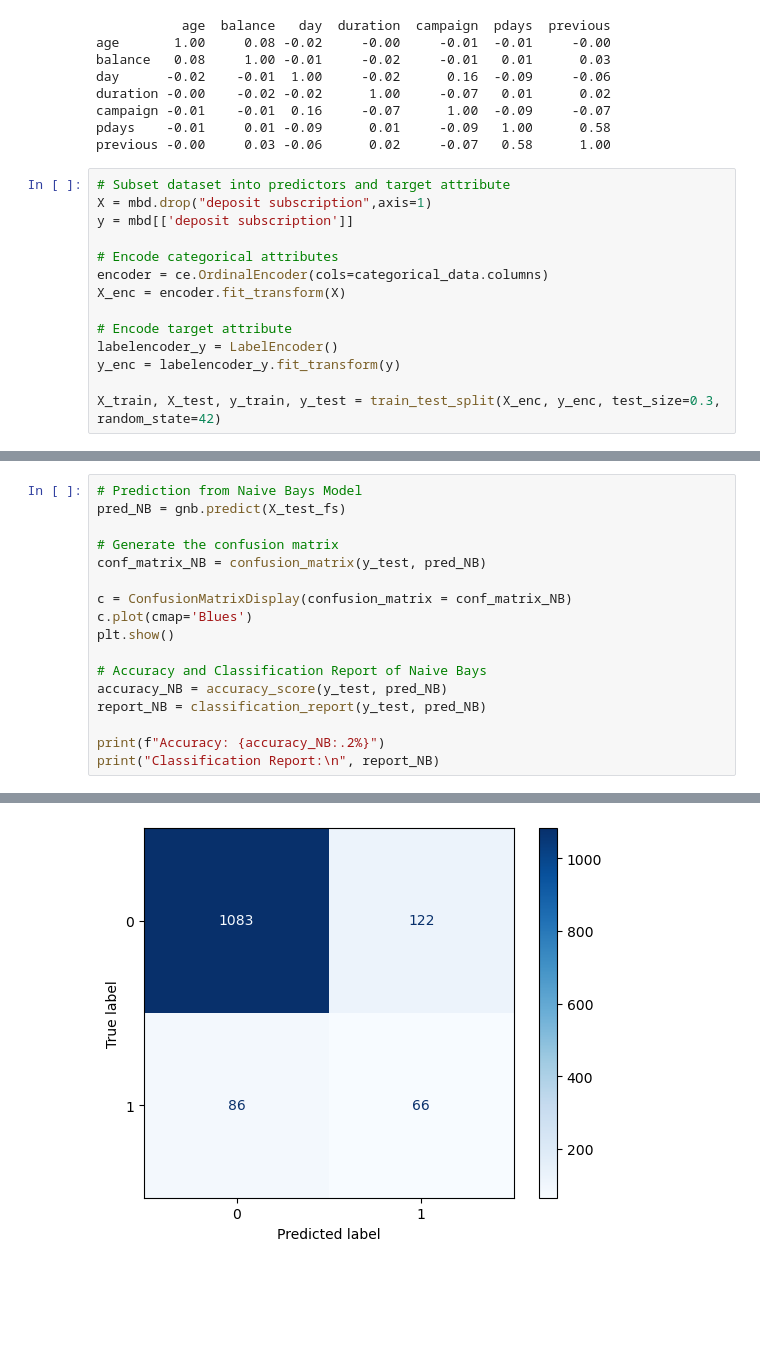
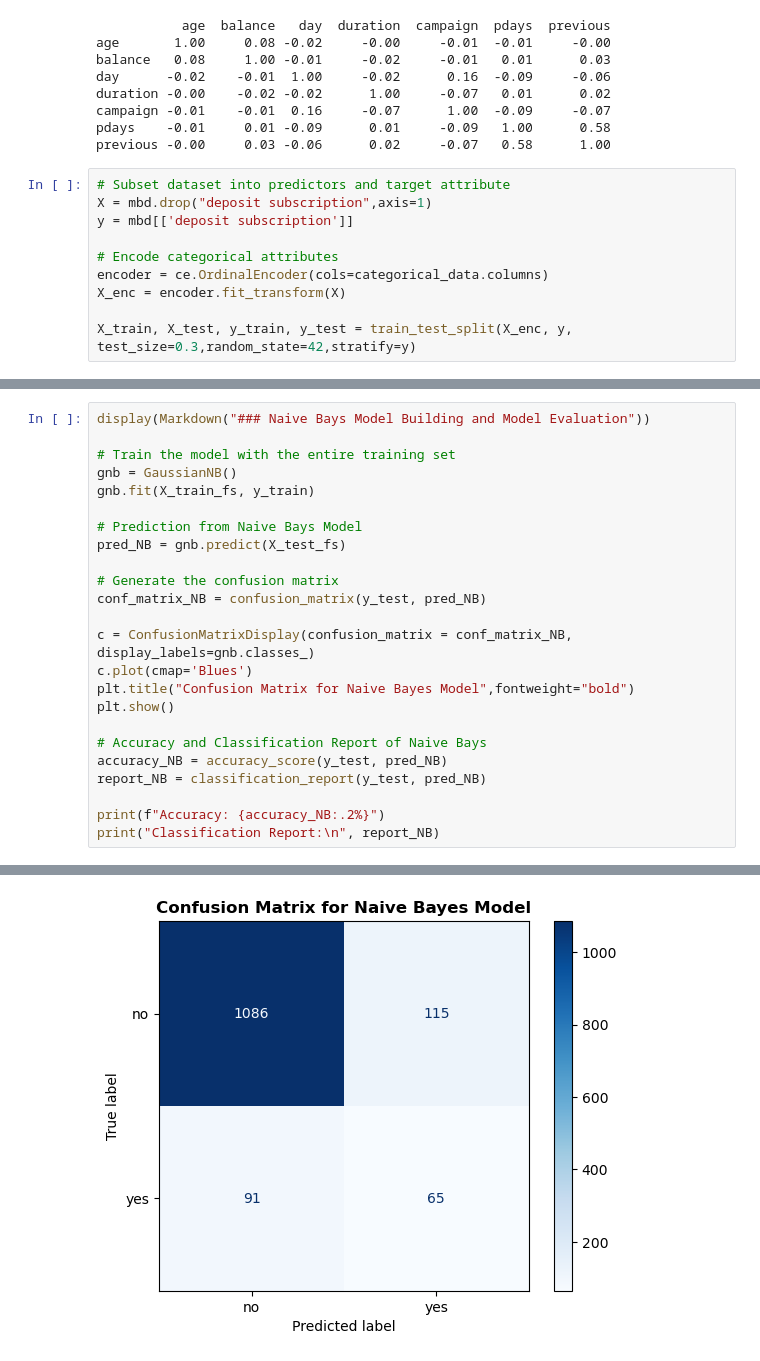
Before and after one commit to MinThiha22/COMP615, a Jupyter notebook: Assignment_2.ipynb, the cells around one changed output, grey strips where cells are left out. Cells and saved outputs as stored; diff of their text form; blank space fills up the shorter version.

```diff
--- a/Assignment_2.ipynb
+++ b/Assignment_2.ipynb
@@ -317,8 +317,4 @@ y = mbd[['deposit subscription']]
 encoder = ce.OrdinalEncoder(cols=categorical_data.columns)
 X_enc = encoder.fit_transform(X)
 
-# Encode target attribute
-labelencoder_y = LabelEncoder()
-y_enc = labelencoder_y.fit_transform(y)
-
-X_train, X_test, y_train, y_test = train_test_split(X_enc, y_enc, test_size=0.3, random_state=42)
+X_train, X_test, y_train, y_test = train_test_split(X_enc, y, test_size=0.3,random_state=42,stratify=y)
@@ -479,12 +470,19 @@ plt.show()
 # %%
+display(Markdown("### Naive Bays Model Building and Model Evaluation"))
+
+# Train the model with the entire training set
+gnb = GaussianNB()
+gnb.fit(X_train_fs, y_train)
+
 # Prediction from Naive Bays Model
 pred_NB = gnb.predict(X_test_fs)
 
 # Generate the confusion matrix
 conf_matrix_NB = confusion_matrix(y_test, pred_NB)
 
-c = ConfusionMatrixDisplay(confusion_matrix = conf_matrix_NB)
+c = ConfusionMatrixDisplay(confusion_matrix = conf_matrix_NB, display_labels=gnb.classes_)
 c.plot(cmap='Blues')
+plt.title("Confusion Matrix for Naive Bayes Model",fontweight="bold")
 plt.show()
 
 # Accuracy and Classification Report of Naive Bays
@@ -497 +496 @@ print("Classification Report:\n", report_NB)
-[figure, old version]
+[figure, new version]
```
Also changed, not shown: parts of 18 cells of this notebook.
